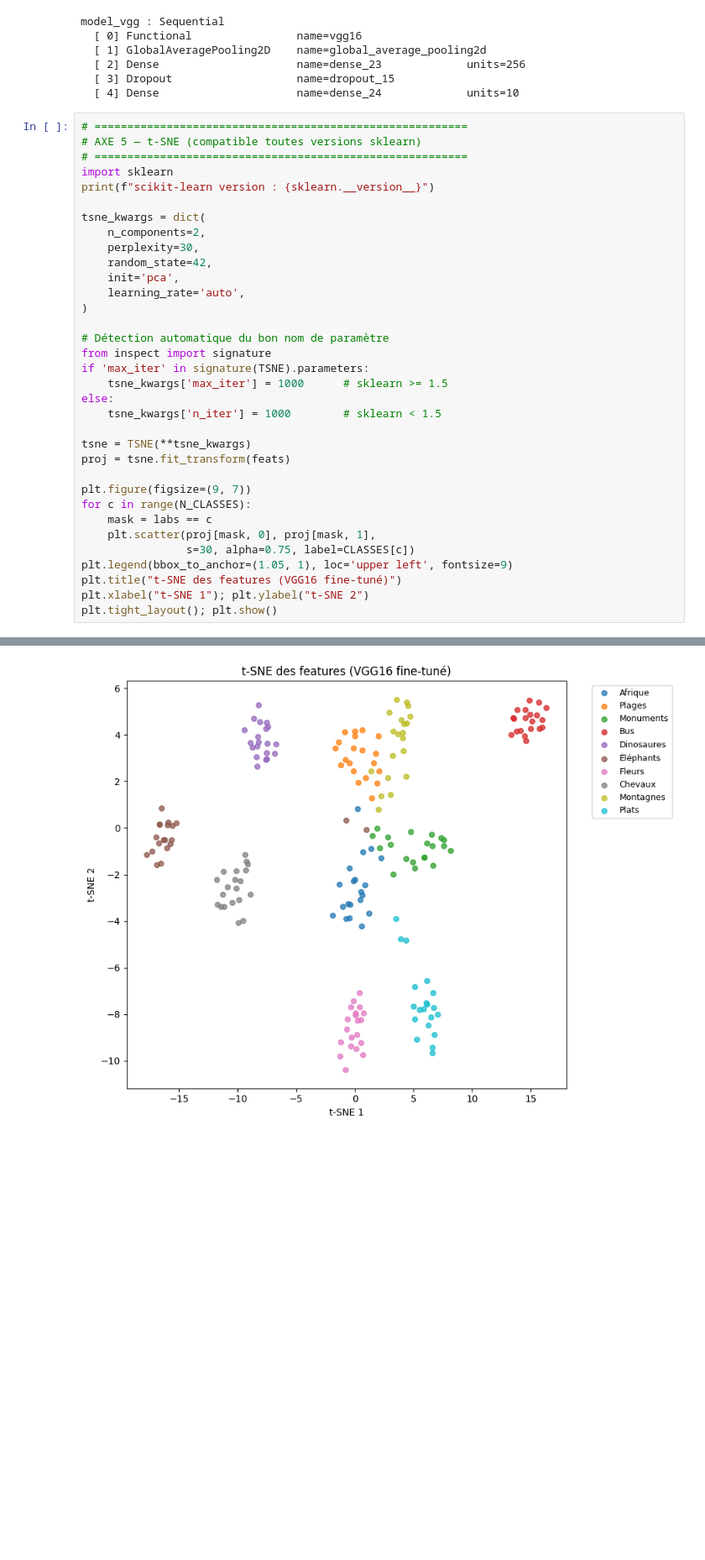
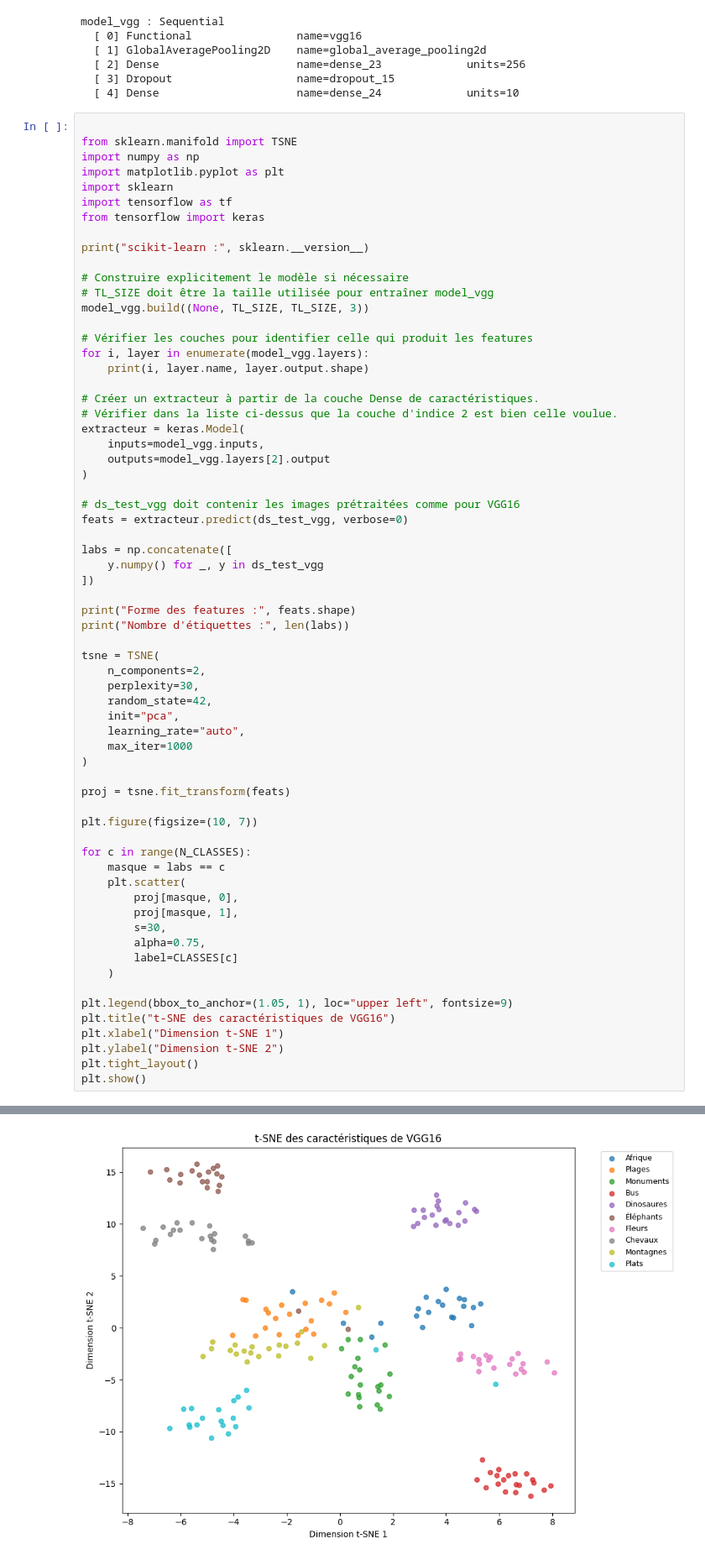
Before and after one commit to houda-hajjaj/Machine-Learning, a Jupyter notebook: TP2/TP2(HAJJAJ-Houda).ipynb, the cells around one changed output, grey strips where cells are left out. Shown at 84% size. Drawn from its saved outputs; the diff is of its cells as text; blank space fills up the shorter version.

Commit message:
Modifications dans le notebook + Sauvegardage des resultats(figures)

```diff
--- a/TP2/TP2(HAJJAJ-Houda).ipynb
+++ b/TP2/TP2(HAJJAJ-Houda).ipynb
@@ -1485,37 +1519,68 @@ model_vgg : Sequential
   [ 3] Dropout                   name=dropout_15
   [ 4] Dense                     name=dense_24             units=10
 # %%
-# =========================================================
-# AXE 5 — t-SNE (compatible toutes versions sklearn)
-# =========================================================
+
+from sklearn.manifold import TSNE
+import numpy as np
+import matplotlib.pyplot as plt
 import sklearn
-print(f"scikit-learn version : {sklearn.__version__}")
+import tensorflow as tf
+from tensorflow import keras
 
-tsne_kwargs = dict(
+print("scikit-learn :", sklearn.__version__)
+
+# Construire explicitement le modèle si nécessaire
+# TL_SIZE doit être la taille utilisée pour entraîner model_vgg
+model_vgg.build((None, TL_SIZE, TL_SIZE, 3))
+
+# Vérifier les couches pour identifier celle qui produit les features
+for i, layer in enumerate(model_vgg.layers):
+    print(i, layer.name, layer.output.shape)
+
+# Créer un extracteur à partir de la couche Dense de caractéristiques.
+# Vérifier dans la liste ci-dessus que la couche d'indice 2 est bien celle voulue.
+extracteur = keras.Model(
+    inputs=model_vgg.inputs,
+    outputs=model_vgg.layers[2].output
+)
+
+# ds_test_vgg doit contenir les images prétraitées comme pour VGG16
+feats = extracteur.predict(ds_test_vgg, verbose=0)
+
+labs = np.concatenate([
+    y.numpy() for _, y in ds_test_vgg
+])
+
+print("Forme des features :", feats.shape)
+print("Nombre d'étiquettes :", len(labs))
+
+tsne = TSNE(
     n_components=2,
     perplexity=30,
     random_state=42,
-    init='pca',
-    learning_rate='auto',
+    init="pca",
+    learning_rate="auto",
+    max_iter=1000
 )
 
-# Détection automatique du bon nom de paramètre
-from inspect import signature
-if 'max_iter' in signature(TSNE).parameters:
-    tsne_kwargs['max_iter'] = 1000      # sklearn >= 1.5
-else:
-    tsne_kwargs['n_iter'] = 1000        # sklearn < 1.5
-
-tsne = TSNE(**tsne_kwargs)
 proj = tsne.fit_transform(feats)
 
-plt.figure(figsize=(9, 7))
+plt.figure(figsize=(10, 7))
+
 for c in range(N_CLASSES):
-    mask = labs == c
-    plt.scatter(proj[mask, 0], proj[mask, 1],
-                s=30, alpha=0.75, label=CLASSES[c])
-plt.legend(bbox_to_anchor=(1.05, 1), loc='upper left', fontsize=9)
-plt.title("t-SNE des features (VGG16 fine-tuné)")
-plt.xlabel("t-SNE 1"); plt.ylabel("t-SNE 2")
-plt.tight_layout(); plt.show()
+    masque = labs == c
+    plt.scatter(
+        proj[masque, 0],
+        proj[masque, 1],
+        s=30,
+        alpha=0.75,
+        label=CLASSES[c]
+    )
+
+plt.legend(bbox_to_anchor=(1.05, 1), loc="upper left", fontsize=9)
+plt.title("t-SNE des caractéristiques de VGG16")
+plt.xlabel("Dimension t-SNE 1")
+plt.ylabel("Dimension t-SNE 2")
+plt.tight_layout()
+plt.show()
 # %% [output]
@@ -1523,4 +1596,4 @@ scikit-learn version : 1.7.2
-[figure, old version]
+[figure, new version]
 # %%
 # AXE 6 — Top confusions et analyse par classe
 
```
Also changed, not shown: parts of 22 cells of this notebook, 44 other files.
